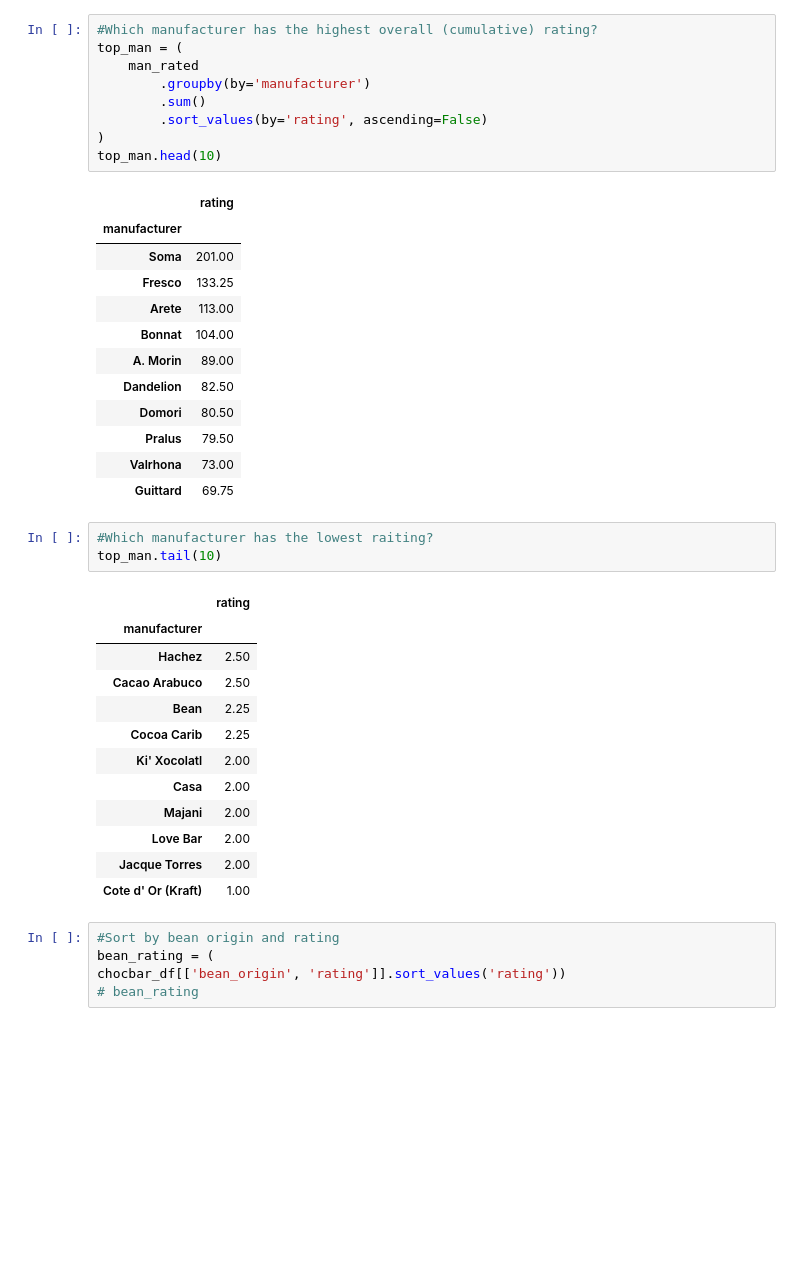
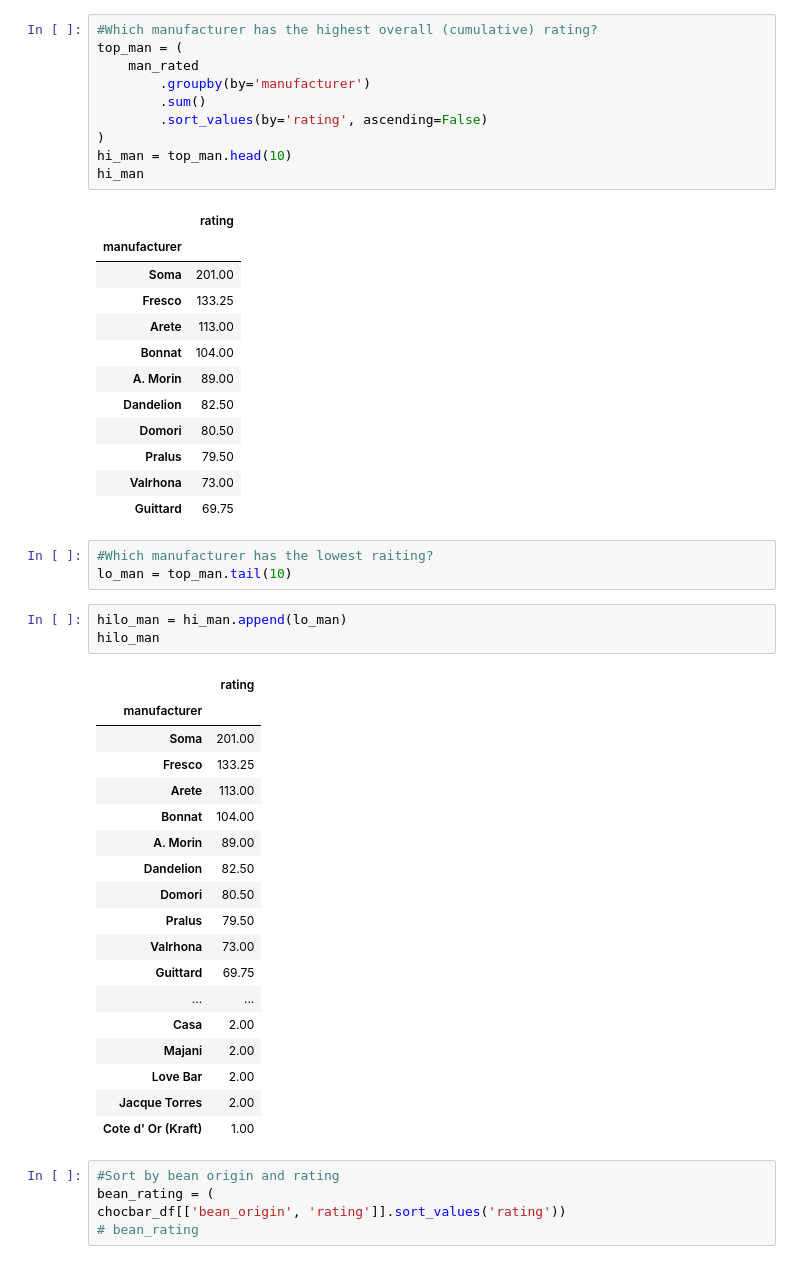
Before and after one commit to nbaggio28/Mid-Term-Project, a Jupyter notebook: notebooks/chocolateDA.ipynb, the cells around one changed output. Drawn from its saved outputs; the diff is of its cells as text; blank space fills up the shorter version.

```diff
--- a/notebooks/chocolateDA.ipynb
+++ b/notebooks/chocolateDA.ipynb
@@ -146,7 +151,8 @@ top_man = (
         .sum()
         .sort_values(by='rating', ascending=False)
 )
-top_man.head(10)
+hi_man = top_man.head(10)
+hi_man
 # %% [output]
 |  | rating |
 | manufacturer |  |
@@ -162,20 +168,29 @@ top_man.head(10)
 | Guittard | 69.75 |
 # %%
 #Which manufacturer has the lowest raiting?
-top_man.tail(10)
+lo_man = top_man.tail(10)
-# %% [output]
-|  | rating |
-| manufacturer |  |
-| Hachez | 2.50 |
-| Cacao Arabuco | 2.50 |
-| Bean | 2.25 |
-| Cocoa Carib | 2.25 |
-| Ki' Xocolatl | 2.00 |
-| Casa | 2.00 |
-| Majani | 2.00 |
-| Love Bar | 2.00 |
-| Jacque Torres | 2.00 |
-| Cote d' Or (Kraft) | 1.00 |
+# %%
+hilo_man = hi_man.append(lo_man)
+hilo_man
+# %% [output]
+|  | rating |
+| manufacturer |  |
+| Soma | 201.00 |
+| Fresco | 133.25 |
+| Arete | 113.00 |
+| Bonnat | 104.00 |
+| A. Morin | 89.00 |
+| Dandelion | 82.50 |
+| Domori | 80.50 |
+| Pralus | 79.50 |
+| Valrhona | 73.00 |
+| Guittard | 69.75 |
+| ... | ... |
+| Casa | 2.00 |
+| Majani | 2.00 |
+| Love Bar | 2.00 |
+| Jacque Torres | 2.00 |
+| Cote d' Or (Kraft) | 1.00 |
 # %%
 #Sort by bean origin and rating
 bean_rating = (
```
Also changed, not shown: parts of 4 cells of this notebook.
